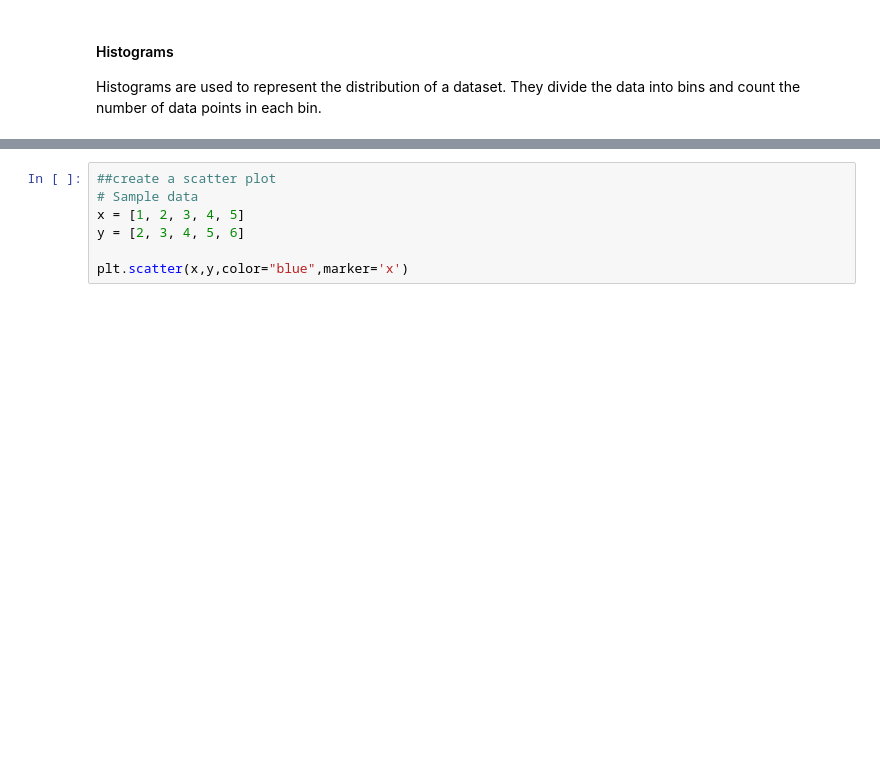
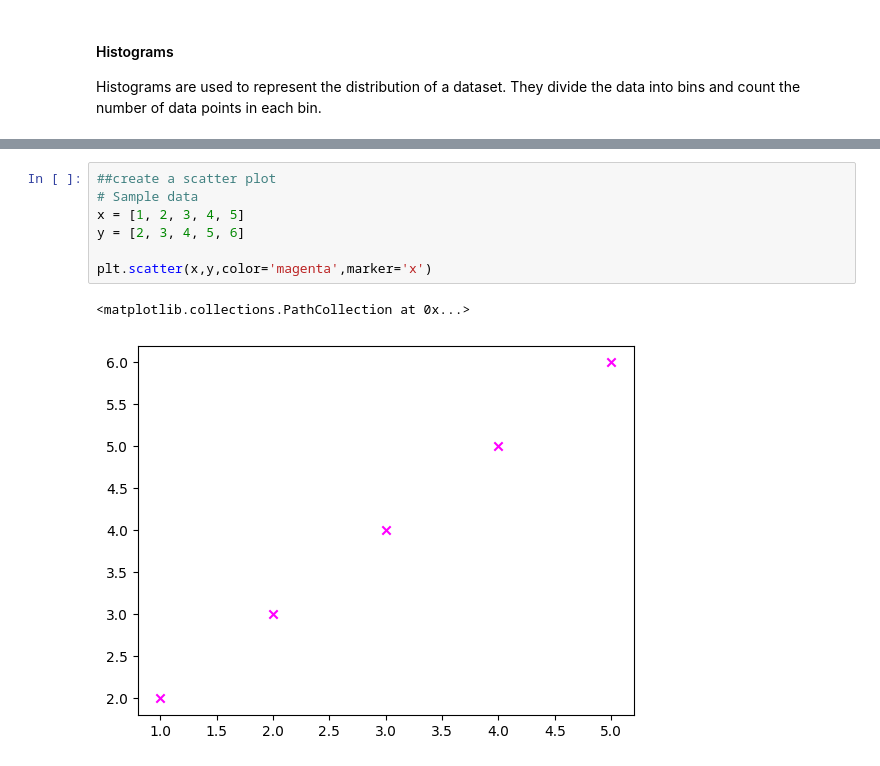
Before and after one commit to Abhinay1411/data-analysis-learning-journey, a Jupyter notebook: python learning/Sec2 Data analysis with python/10 numpy/10.5-matplotlib.ipynb, the cells around one changed output, grey strips where cells are left out. Cells and saved outputs as stored; diff of their text form; blank space fills up the shorter version.

Commit message:
updated matplotlib

```diff
--- a/python learning/Sec2 Data analysis with python/10 numpy/10.5-matplotlib.ipynb
+++ b/python learning/Sec2 Data analysis with python/10 numpy/10.5-matplotlib.ipynb
@@ -89,10 +97,13 @@ plt.hist(data,bins=5,color='orange',edgecolor='black')
 # %%
 ##create a scatter plot
 # Sample data
 x = [1, 2, 3, 4, 5]
 y = [2, 3, 4, 5, 6]
 
-plt.scatter(x,y,color="blue",marker='x')
+plt.scatter(x,y,color='magenta',marker='x')
+# %% [output]
+<matplotlib.collections.PathCollection at 0x...>
+[figure, added]
 # %%
 ### pie chart
 
```
Also changed, not shown: parts of 12 cells of this notebook.
